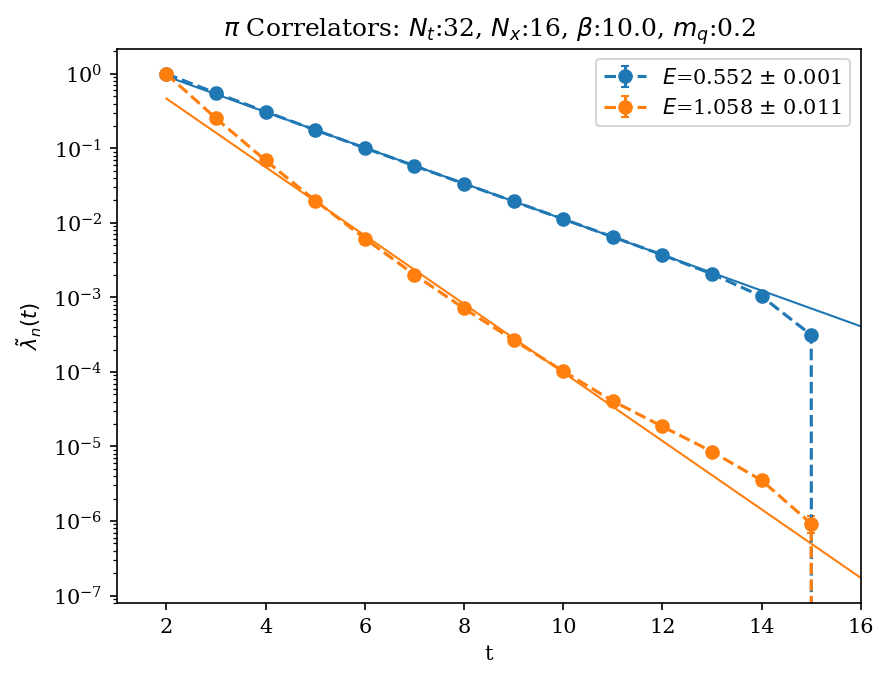
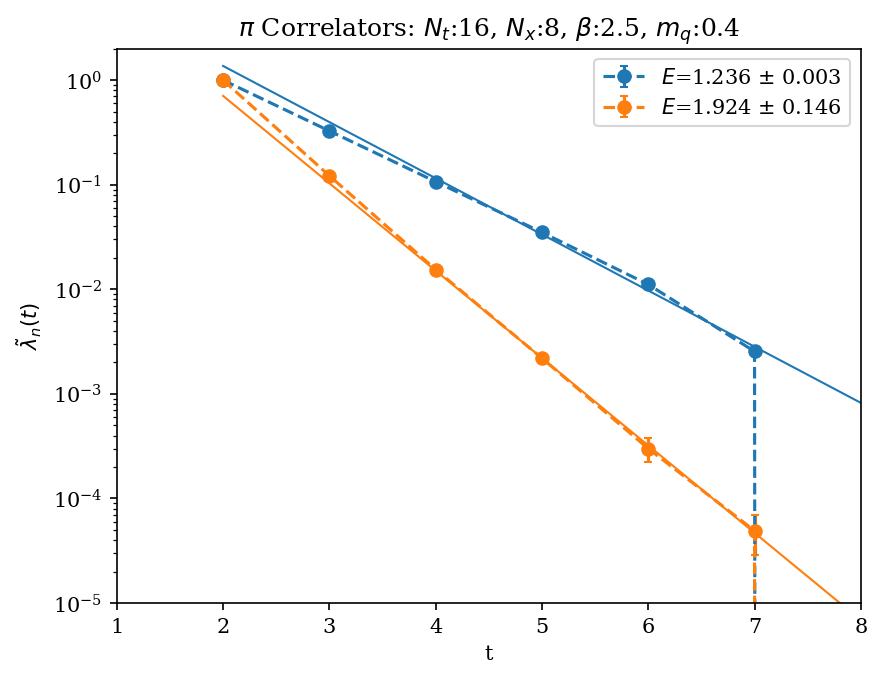
The notebook cell's code change between the first figure and the second:
--- before
+++ after
@@ -20,3 +20,4 @@
 plt.title(rf"$\pi$ Correlators: $N_t$:{meta.dimt}, $N_x$:{meta.dimx}, $\beta$:{meta.beta}, $m_q$:{meta.fMass}")
 
-plt.xlim([1,16])
+plt.xlim([1,8])
+plt.ylim([1e-5,2e0])

Commit: make it a little more friendly